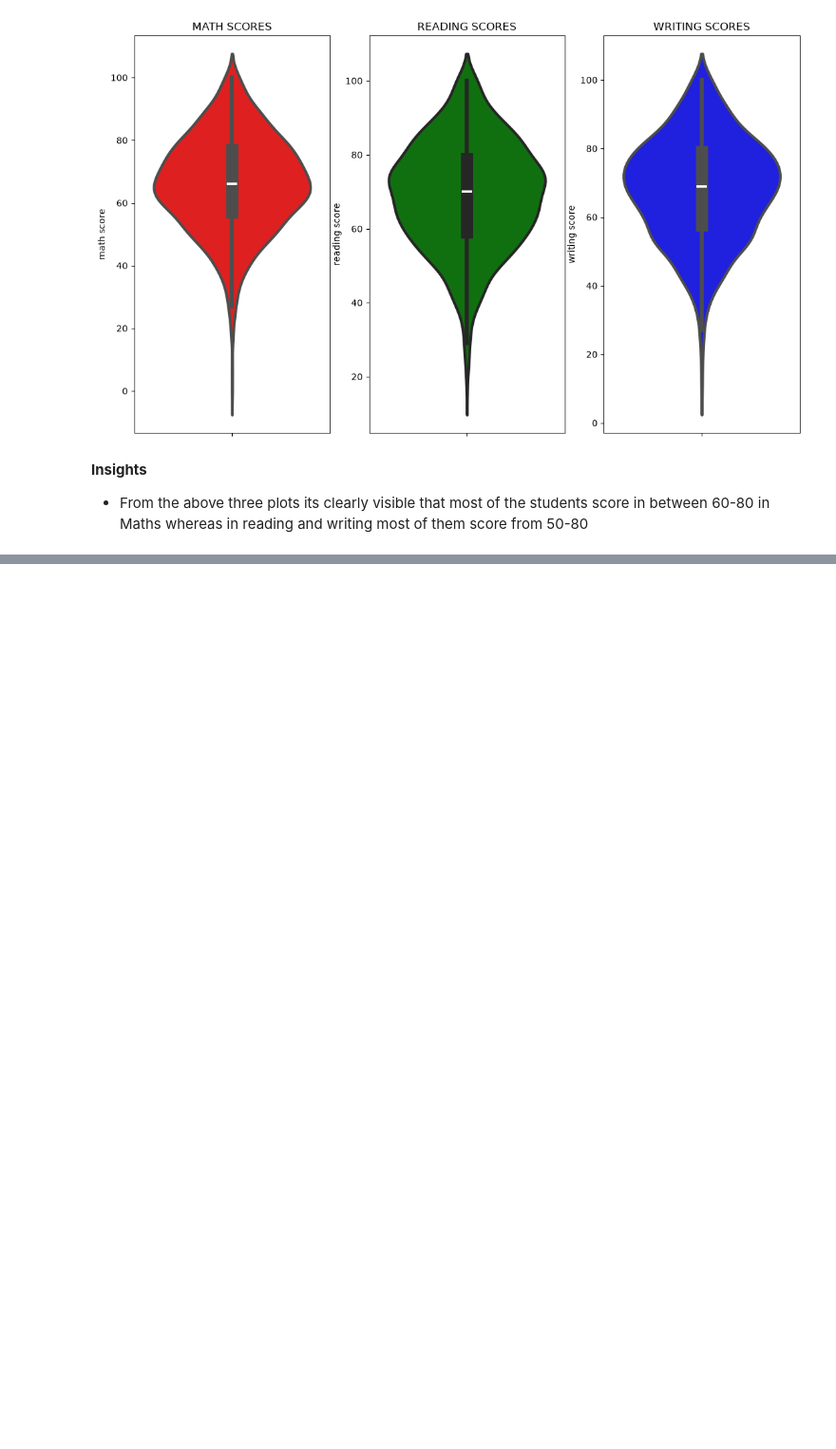
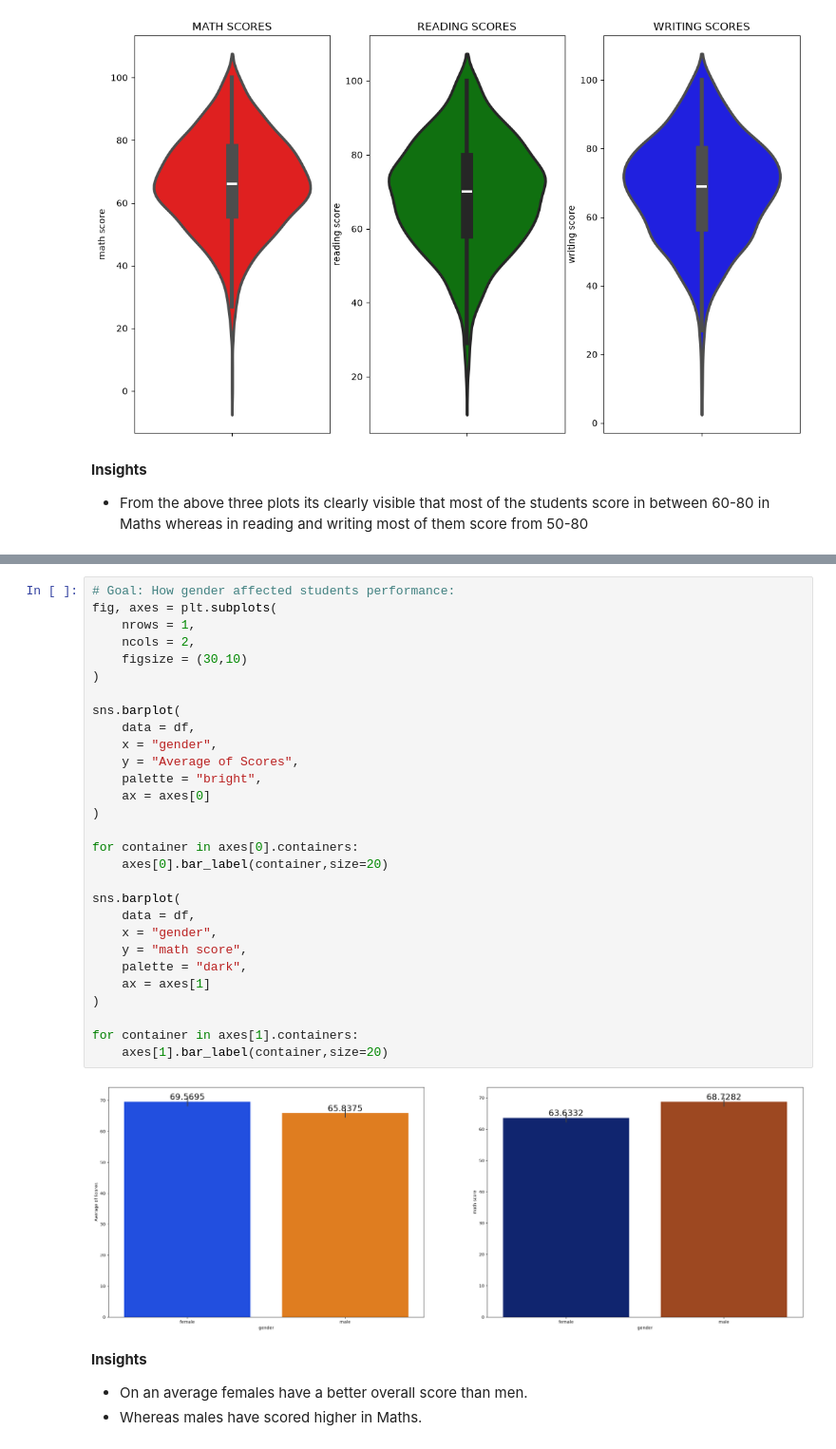
Before and after one commit to Adrinaesf/Generic-ML-Project, a Jupyter notebook: notebooks/1. EDA STUDENT PERFORMANCE.ipynb, the cells around one changed output, grey strips where cells are left out. Shown at 95% size. Saved outputs shown, nothing was run; the diff lists cells and outputs as text; blank space fills up the shorter version.

```diff
--- a/notebooks/1. EDA STUDENT PERFORMANCE.ipynb
+++ b/notebooks/1. EDA STUDENT PERFORMANCE.ipynb
@@ -488,0 +629,35 @@ plt.show()
+# %%
+# Goal: How gender affected students performance:
+fig, axes = plt.subplots(
+    nrows = 1,
+    ncols = 2,
+    figsize = (30,10)
+)
+
+sns.barplot(
+    data = df,
+    x = "gender",
+    y = "Average of Scores",
+    palette = "bright",
+    ax = axes[0]
+)
+
+for container in axes[0].containers:
+    axes[0].bar_label(container,size=20)
+
+sns.barplot(
+    data = df,
+    x = "gender",
+    y = "math score",
+    palette = "dark",
+    ax = axes[1]
+)
+
+for container in axes[1].containers:
+    axes[1].bar_label(container,size=20)
+# %% [output]
+[figure, added]
+# %% [markdown]
+**Insights**
+* On an average females have a better overall score than men.
+* Whereas males have scored higher in Maths.
```
Also changed, not shown: parts of 10 cells of this notebook.
